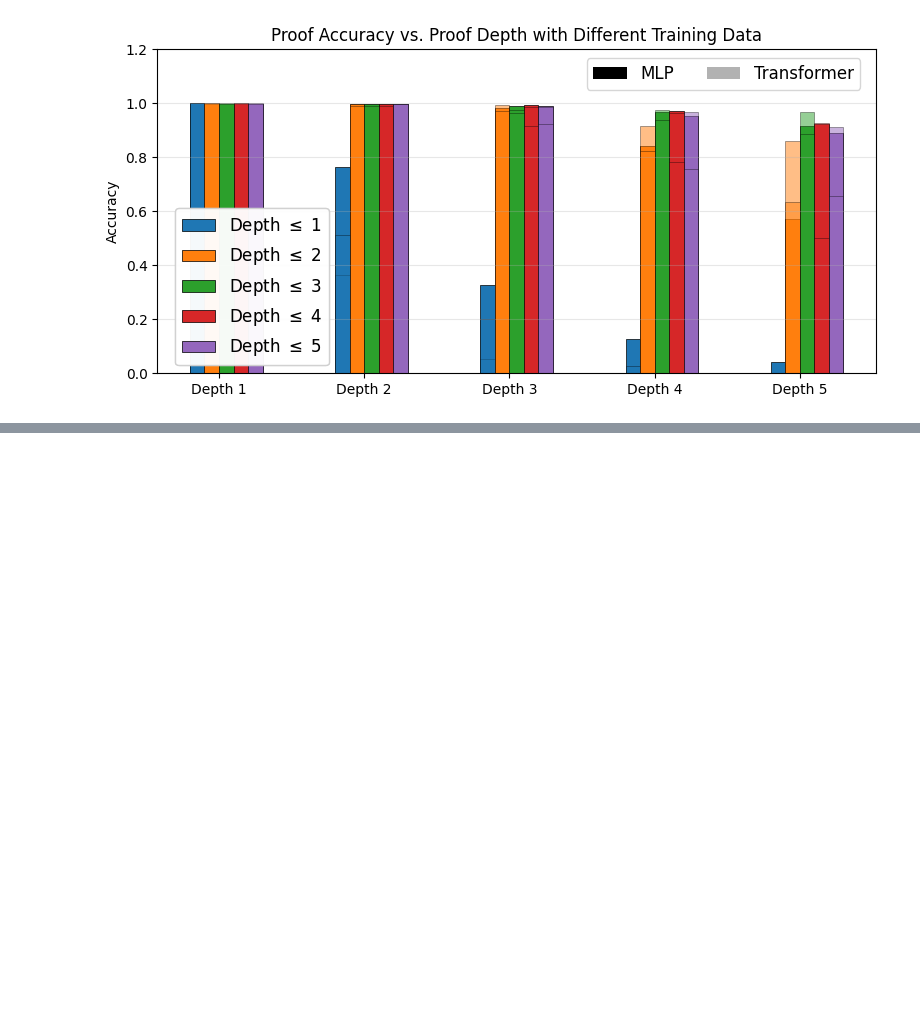
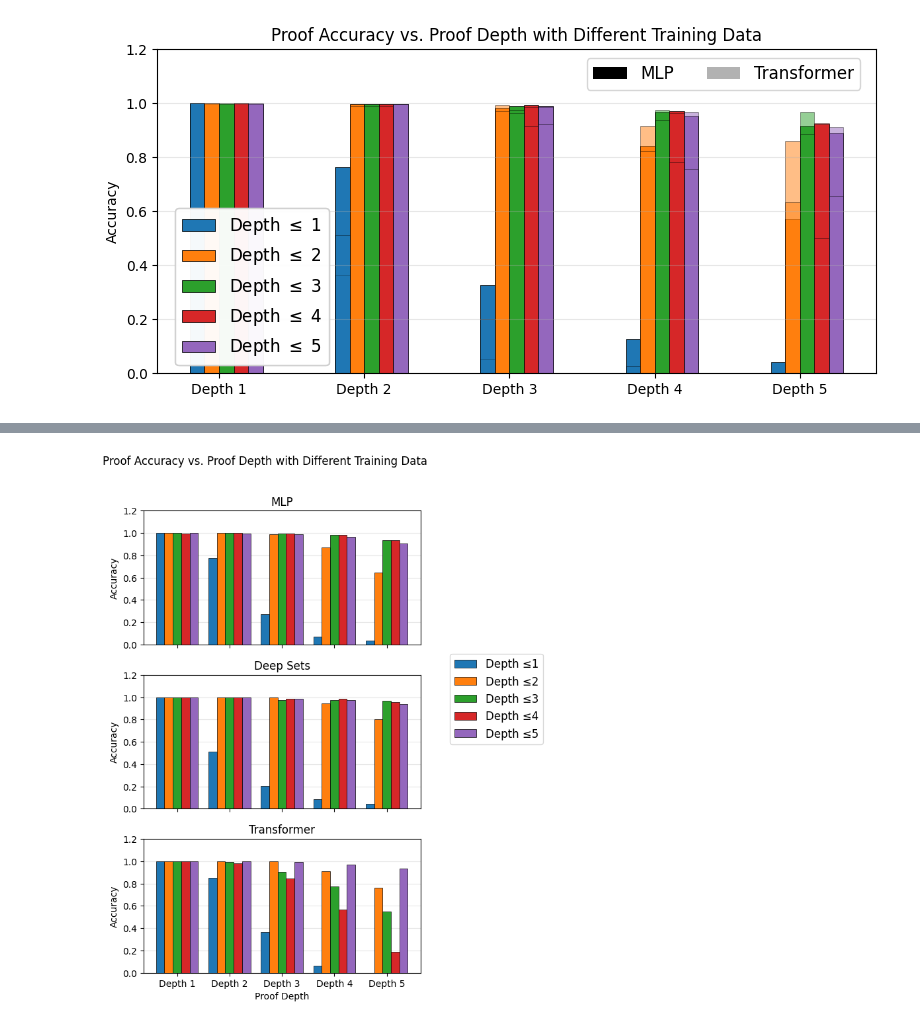
Before and after one commit to sferrante/Neuro-Symbolic-Reasoning, a Jupyter notebook: ProofAgent.ipynb, the cells around one changed output, grey strips where cells are left out. Cells and saved outputs as stored; diff of their text form; code cells hidden in the pictures; blank space fills up the shorter version.

```diff
--- a/ProofAgent.ipynb
+++ b/ProofAgent.ipynb
@@ -1218,0 +1025,70 @@ plt.show()
+# %%
+data = np.array([[acc.get(d, np.nan) for d in all_depths] for acc in accs])
+data_DS = np.array([[acc.get(d, np.nan) for d in all_depths] for acc in accsDS])
+data_TR = np.array([[acc.get(d, np.nan) for d in all_depths] for acc in accsTR])
+
+# --- Plot (3 stacked subplots) ---
+x = np.arange(len(all_depths)) + 1
+n_series = len(accs)
+width = 0.8 / max(n_series, 1)
+
+# (S, D) so offsets[i] is the x-positions for series i across all depths
+offsets = np.vstack([x + (i - (n_series - 1)/2)*width for i in range(n_series)])
+
+fig, ax = plt.subplots(3, 1, sharex=True, figsize=(5, 9))
+
+# ---------- 1) MLP ----------
+series_colors = []
+for i in range(n_series):
+    b = ax[0].bar(offsets[i], data[i], width, label=labels[i],
+                  edgecolor='k', alpha=1, linewidth=0.5, zorder=3)
+    series_colors.append(b.patches[0].get_facecolor())
+
+ax[0].set_title("MLP")
+ax[0].set_ylabel("Accuracy")
+ax[0].set_ylim(0, 1.2)
+ax[0].grid(axis='y', alpha=0.3)
+
+# ---------- 2) Deep Sets ----------
+for i in range(min(len(accsDS), n_series)):
+    c = series_colors[i]
+    ax[1].bar(offsets[i], data_DS[i], width,
+              edgecolor='k', alpha=1, linewidth=0.5, zorder=3)
+
+ax[1].set_title("Deep Sets")
+ax[1].set_ylabel("Accuracy")
+ax[1].set_ylim(0, 1.2)
+ax[1].grid(axis='y', alpha=0.3)
+
+# ---------- 3) Transformer ----------
+for i in range(min(len(accsTR), n_series)):
+    c = series_colors[i]
+    ax[2].bar(offsets[i], data_TR[i], width,
+              facecolor=c, edgecolor='k', alpha=1, linewidth=0.5, zorder=3)
+
+ax[2].set_title("Transformer")
+ax[2].set_ylabel("Accuracy")
+ax[2].set_ylim(0, 1.2)
+ax[2].grid(axis='y', alpha=0.3)
+
+# shared x formatting
+ax[2].set_xticks(x)
+ax[2].set_xticklabels([f"Depth {d}" for d in all_depths])
+ax[2].set_xlabel("Proof Depth")
+
+# one shared legend (depth-series colors)
+depth_handles = [
+    Patch(facecolor=series_colors[i], edgecolor='k', linewidth=0.5, label=labels[i])
+    for i in range(n_series)
+]
+fig.legend(handles=depth_handles, fontsize=12,
+           loc='lower center',
+           bbox_to_anchor=(1.2, 0.5))
+
+fig.suptitle("Proof Accuracy vs. Proof Depth with Different Training Data", y=0.995)
+fig.tight_layout(rect=(0, 0.06, 1, 0.98))
+
+plt.savefig('Plots/Accuracy_vs_Depth.png', dpi=300, bbox_inches='tight')
+plt.show()
+# %% [output]
+[figure, added]
```
Also changed, not shown: parts of 22 cells of this notebook, 2 other files.
